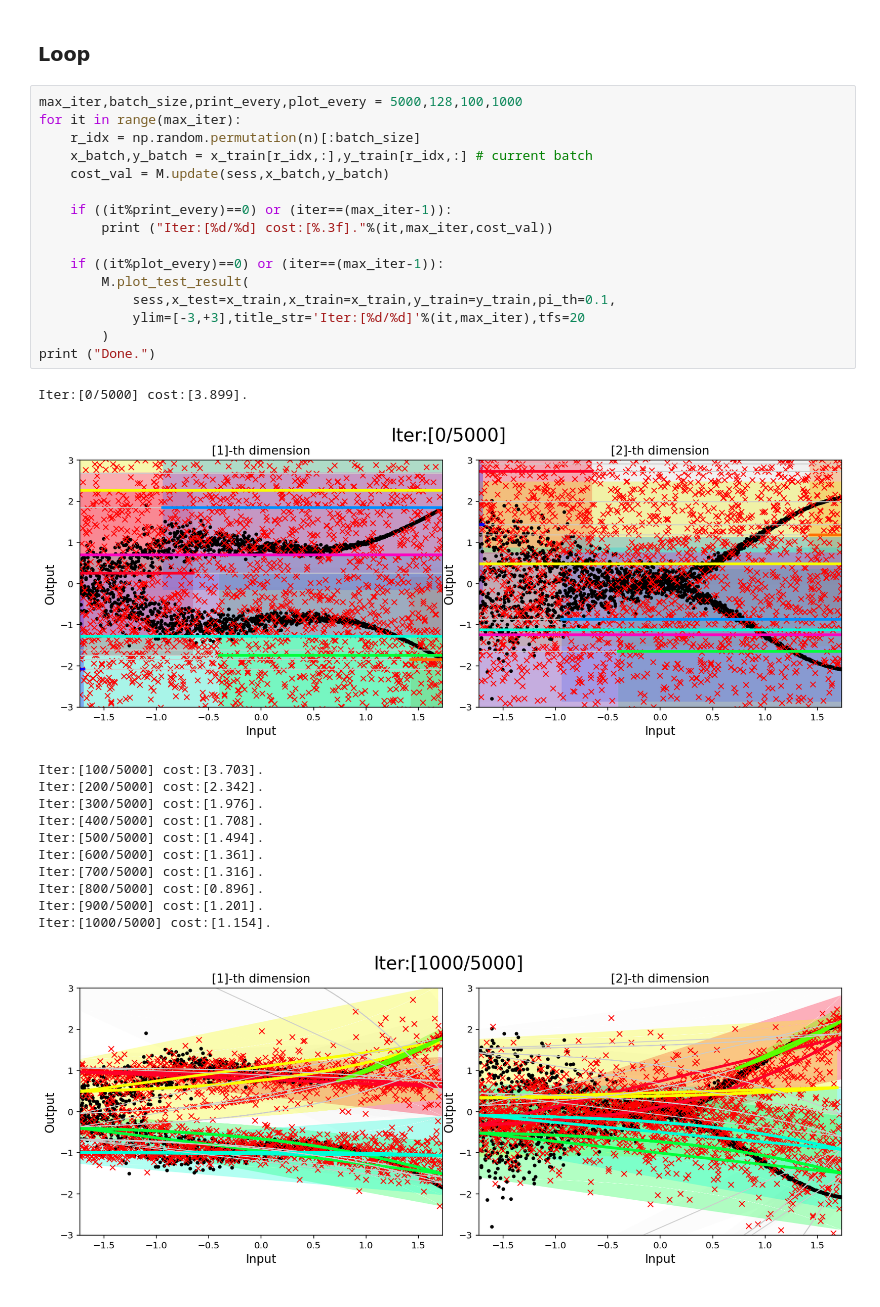
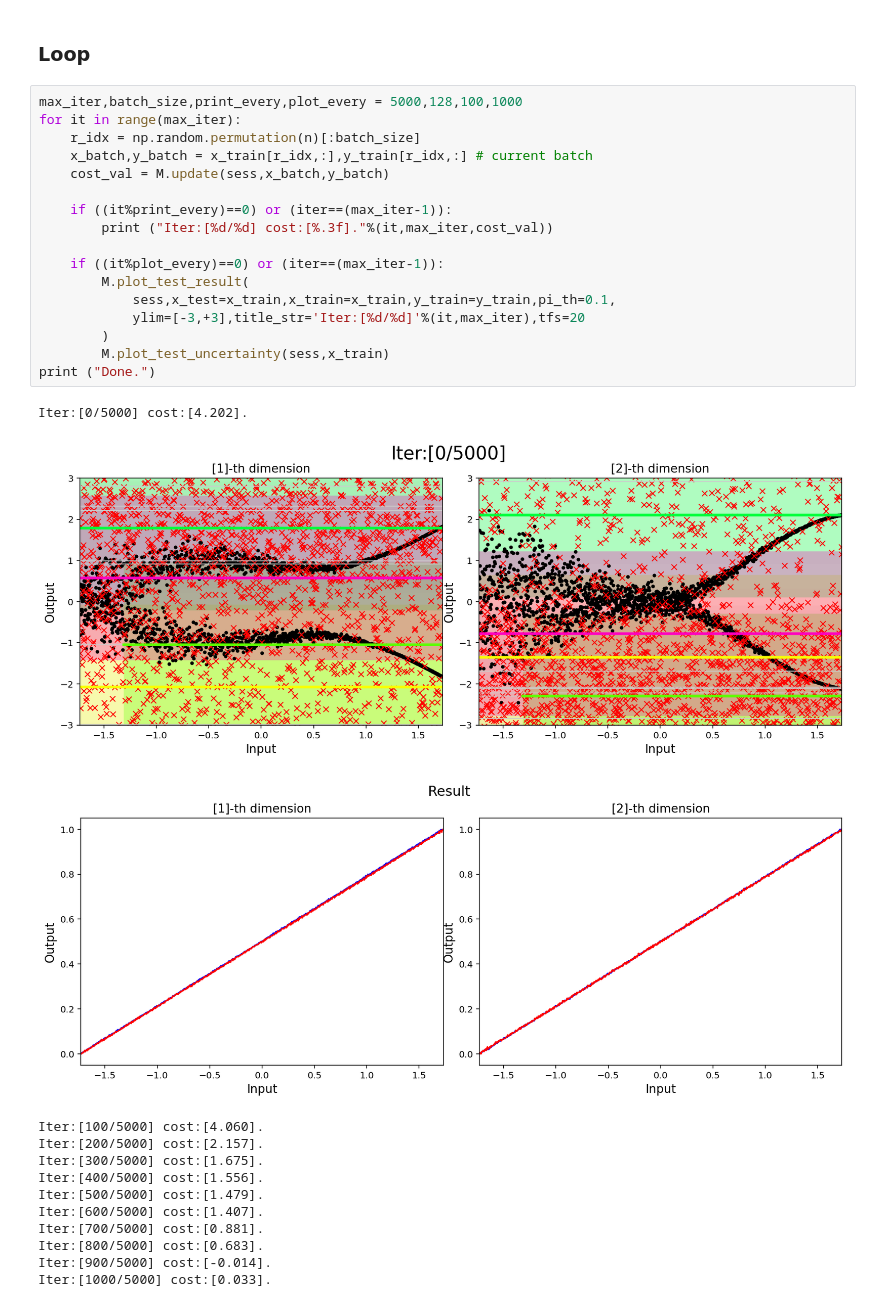
Before and after one commit to sjchoi86/tf_practice, a Jupyter notebook: code/demo_mixture_density_network_dependent.ipynb, the cells around one changed output. Drawn from its saved outputs; the diff is of its cells as text.

```diff
--- a/code/demo_mixture_density_network_dependent.ipynb
+++ b/code/demo_mixture_density_network_dependent.ipynb
@@ -194,30 +240,31 @@ print ("[%s] instantiated."%(M.name))
 # %%
 max_iter,batch_size,print_every,plot_every = 5000,128,100,1000
 for it in range(max_iter):
     r_idx = np.random.permutation(n)[:batch_size]
     x_batch,y_batch = x_train[r_idx,:],y_train[r_idx,:] # current batch
     cost_val = M.update(sess,x_batch,y_batch)
 
     if ((it%print_every)==0) or (iter==(max_iter-1)):
         print ("Iter:[%d/%d] cost:[%.3f]."%(it,max_iter,cost_val))
 
     if ((it%plot_every)==0) or (iter==(max_iter-1)):
         M.plot_test_result(
             sess,x_test=x_train,x_train=x_train,y_train=y_train,pi_th=0.1,
             ylim=[-3,+3],title_str='Iter:[%d/%d]'%(it,max_iter),tfs=20
         )
+        M.plot_test_uncertainty(sess,x_train)
 print ("Done.")
 # %% [output]
-Iter:[0/5000] cost:[3.899].
+Iter:[0/5000] cost:[4.202].
-[figure, old version]
+[figure, new version]
+[figure, new version]
-Iter:[100/5000] cost:[3.703].
-Iter:[200/5000] cost:[2.342].
-Iter:[300/5000] cost:[1.976].
-Iter:[400/5000] cost:[1.708].
-Iter:[500/5000] cost:[1.494].
-Iter:[600/5000] cost:[1.361].
-Iter:[700/5000] cost:[1.316].
-Iter:[800/5000] cost:[0.896].
-Iter:[900/5000] cost:[1.201].
-Iter:[1000/5000] cost:[1.154].
+Iter:[100/5000] cost:[4.060].
+Iter:[200/5000] cost:[2.157].
+Iter:[300/5000] cost:[1.675].
+Iter:[400/5000] cost:[1.556].
+Iter:[500/5000] cost:[1.479].
+Iter:[600/5000] cost:[1.407].
+Iter:[700/5000] cost:[0.881].
+Iter:[800/5000] cost:[0.683].
+Iter:[900/5000] cost:[-0.014].
+Iter:[1000/5000] cost:[0.033].
-[figure, old version]
```
Also changed, not shown: parts of 2 cells of this notebook, 1 other file.
